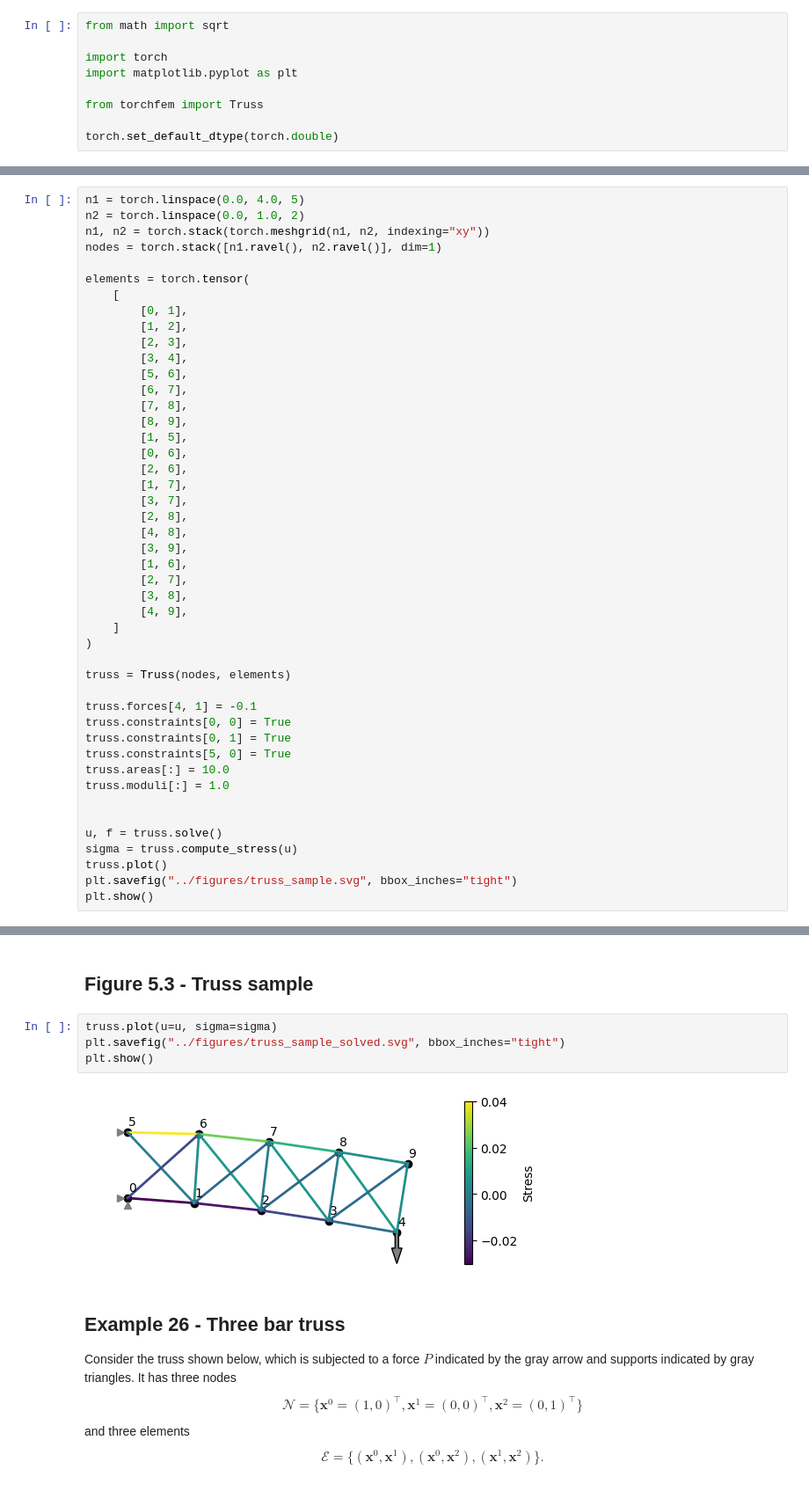
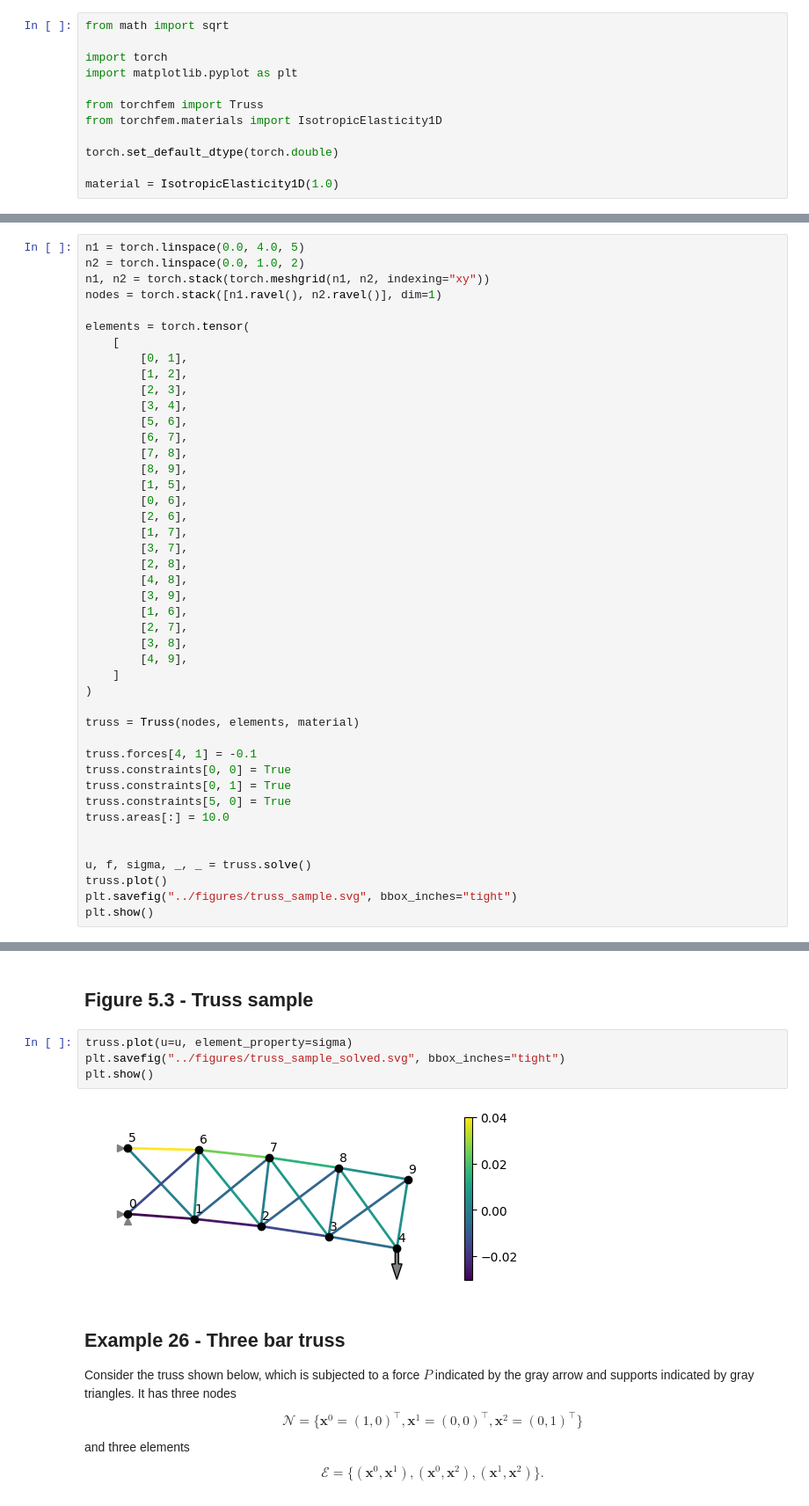
Before and after one commit to meyer-nils/structural_optimization, a Jupyter notebook: notebooks/lecture_05_truss.ipynb, the cells around one changed output, grey strips where cells are left out. Shown at 88% size. Cells and saved outputs as stored; diff of their text form.

Commit message:
Update lecture 05 to account for changes in torch-fem.

```diff
--- a/notebooks/lecture_05_truss.ipynb
+++ b/notebooks/lecture_05_truss.ipynb
@@ -5,8 +5,11 @@ import torch
 import matplotlib.pyplot as plt
 
 from torchfem import Truss
+from torchfem.materials import IsotropicElasticity1D
 
 torch.set_default_dtype(torch.double)
+
+material = IsotropicElasticity1D(1.0)
 # %% [markdown]
 ## Figure 5.1 - Truss sample
 # %%
@@ -40,18 +43,16 @@ elements = torch.tensor(
     ]
 )
 
-truss = Truss(nodes, elements)
+truss = Truss(nodes, elements, material)
 
 truss.forces[4, 1] = -0.1
 truss.constraints[0, 0] = True
 truss.constraints[0, 1] = True
 truss.constraints[5, 0] = True
 truss.areas[:] = 10.0
-truss.moduli[:] = 1.0
 
 
-u, f = truss.solve()
-sigma = truss.compute_stress(u)
+u, f, sigma, _, _ = truss.solve()
 truss.plot()
 plt.savefig("../figures/truss_sample.svg", bbox_inches="tight")
 plt.show()
@@ -73,11 +75,11 @@ plt.show()
 # %% [markdown]
 ## Figure 5.3 - Truss sample
 # %%
-truss.plot(u=u, sigma=sigma)
+truss.plot(u=u, element_property=sigma)
 plt.savefig("../figures/truss_sample_solved.svg", bbox_inches="tight")
 plt.show()
 # %% [output]
-[figure, old version]
+[figure, new version]
 # %% [markdown]
 ## Example 26 - Three bar truss
 
```
Also changed, not shown: parts of 2 cells of this notebook, 1 other file.
